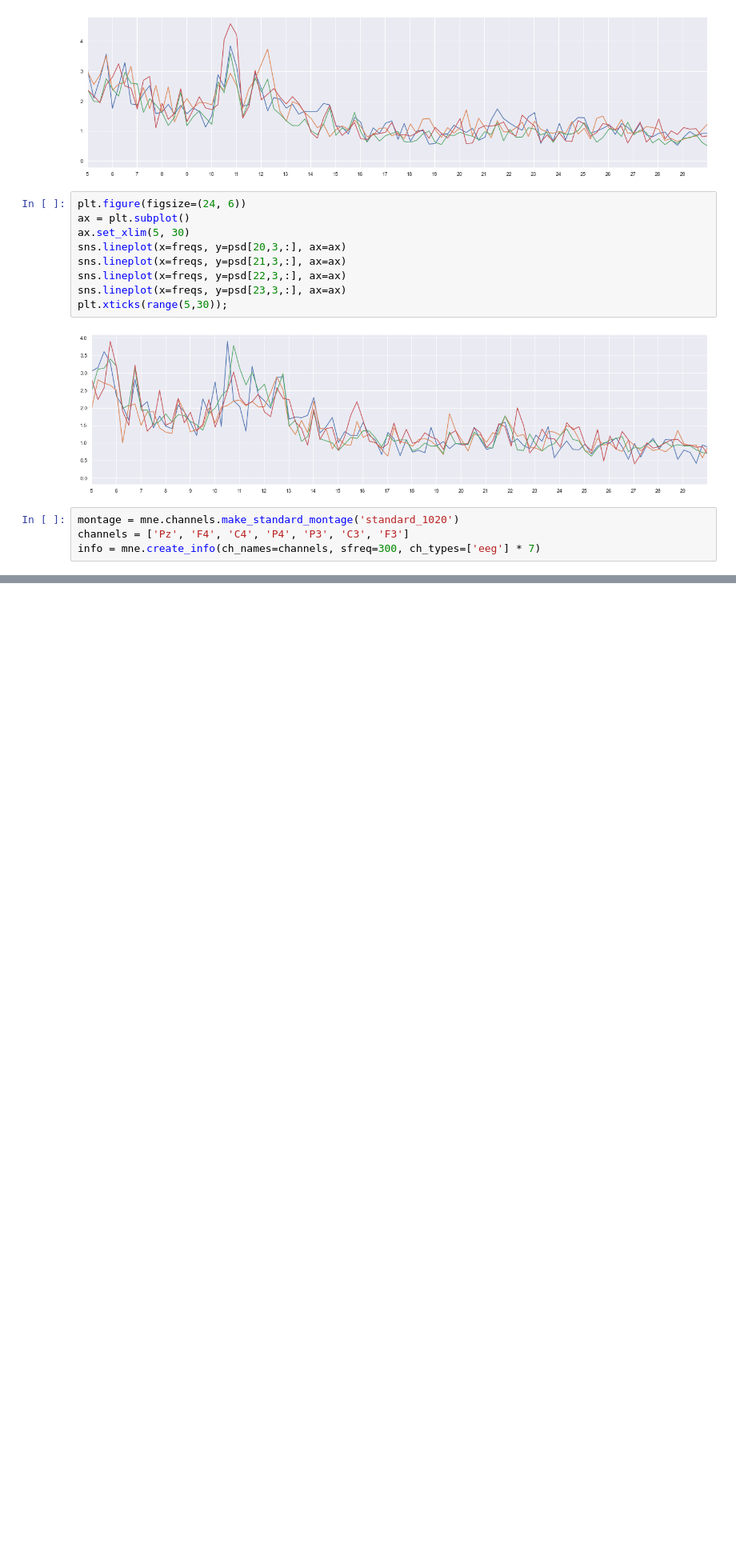
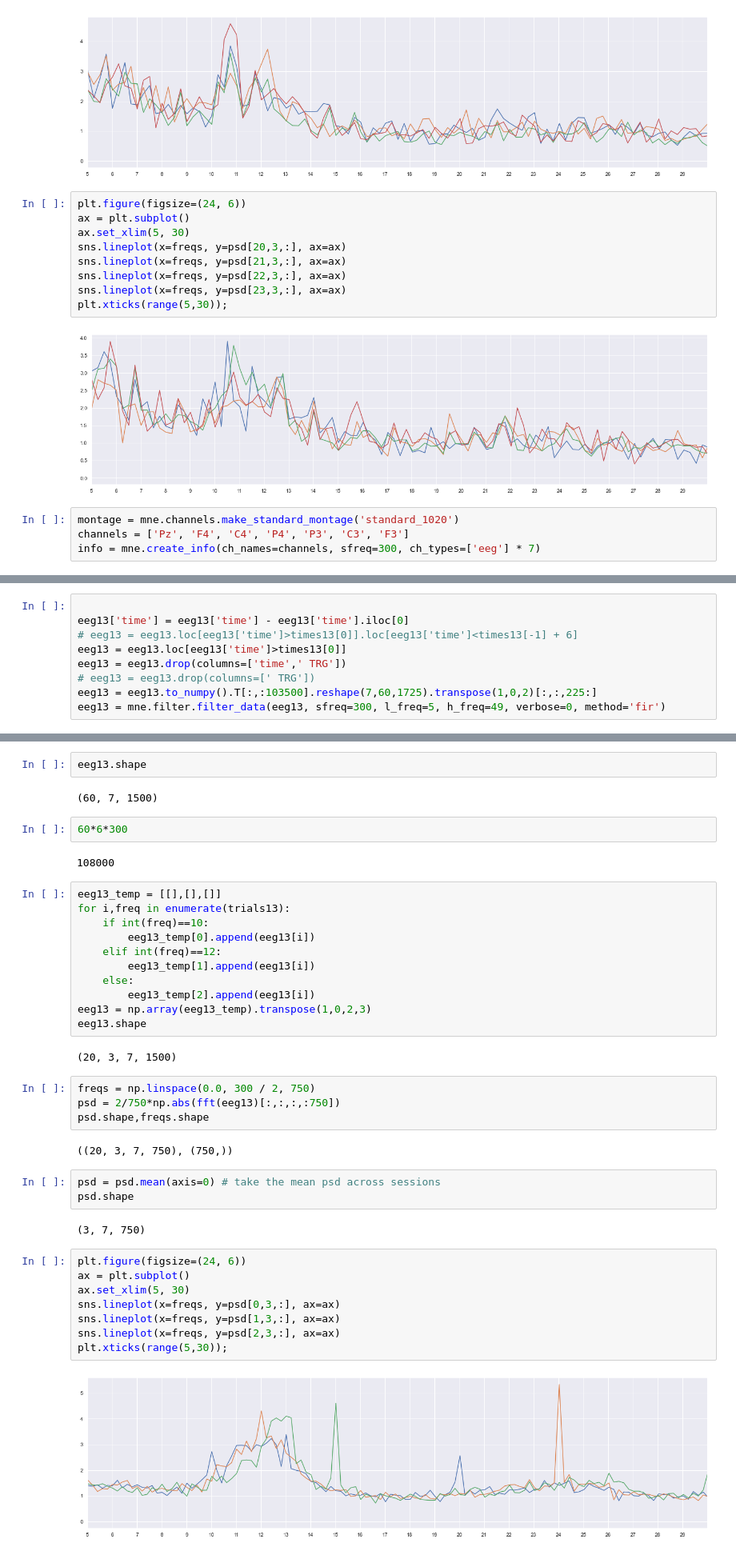
Before and after one commit to NeuroTech-UCSD/Oz-Speller, a Jupyter notebook: notebooks/Pilot_Data_Analysis[Simon].ipynb, the cells around one changed output, grey strips where cells are left out. Shown at 80% size. Drawn from its saved outputs; the diff is of its cells as text; blank space fills up the shorter version.

Commit message:
Add PsychoPy Pilot Data & Analysis Added data collected from the psychopy experiment and preliminary analysis associated with it.

```diff
--- a/notebooks/Pilot_Data_Analysis[Simon].ipynb
+++ b/notebooks/Pilot_Data_Analysis[Simon].ipynb
@@ -465,0 +502,9 @@ info = mne.create_info(ch_names=channels, sfreq=300, ch_types=['eeg'] * 7)
+# %%
+
+eeg13['time'] = eeg13['time'] - eeg13['time'].iloc[0]
+# eeg13 = eeg13.loc[eeg13['time']>times13[0]].loc[eeg13['time']<times13[-1] + 6]
+eeg13 = eeg13.loc[eeg13['time']>times13[0]]
+eeg13 = eeg13.drop(columns=['time',' TRG'])
+# eeg13 = eeg13.drop(columns=[' TRG'])
+eeg13 = eeg13.to_numpy().T[:,:103500].reshape(7,60,1725).transpose(1,0,2)[:,:,225:]
+eeg13 = mne.filter.filter_data(eeg13, sfreq=300, l_freq=5, h_freq=49, verbose=0, method='fir')
@@ -465,0 +515,42 @@ info = mne.create_info(ch_names=channels, sfreq=300, ch_types=['eeg'] * 7)
+# %%
+eeg13.shape
+# %% [output]
+(60, 7, 1500)
+# %%
+60*6*300
+# %% [output]
+108000
+# %%
+eeg13_temp = [[],[],[]]
+for i,freq in enumerate(trials13):
+    if int(freq)==10:
+        eeg13_temp[0].append(eeg13[i])
+    elif int(freq)==12:
+        eeg13_temp[1].append(eeg13[i])
+    else:
+        eeg13_temp[2].append(eeg13[i])
+eeg13 = np.array(eeg13_temp).transpose(1,0,2,3)
+eeg13.shape
+# %% [output]
+(20, 3, 7, 1500)
+# %%
+freqs = np.linspace(0.0, 300 / 2, 750)
+psd = 2/750*np.abs(fft(eeg13)[:,:,:,:750])
+psd.shape,freqs.shape
+# %% [output]
+((20, 3, 7, 750), (750,))
+# %%
+psd = psd.mean(axis=0) # take the mean psd across sessions
+psd.shape
+# %% [output]
+(3, 7, 750)
+# %%
+plt.figure(figsize=(24, 6))
+ax = plt.subplot()
+ax.set_xlim(5, 30)
+sns.lineplot(x=freqs, y=psd[0,3,:], ax=ax)
+sns.lineplot(x=freqs, y=psd[1,3,:], ax=ax)
+sns.lineplot(x=freqs, y=psd[2,3,:], ax=ax)
+plt.xticks(range(5,30));
+# %% [output]
+[figure, added]
```
Also changed, not shown: parts of 9 cells of this notebook, 5 other files.
